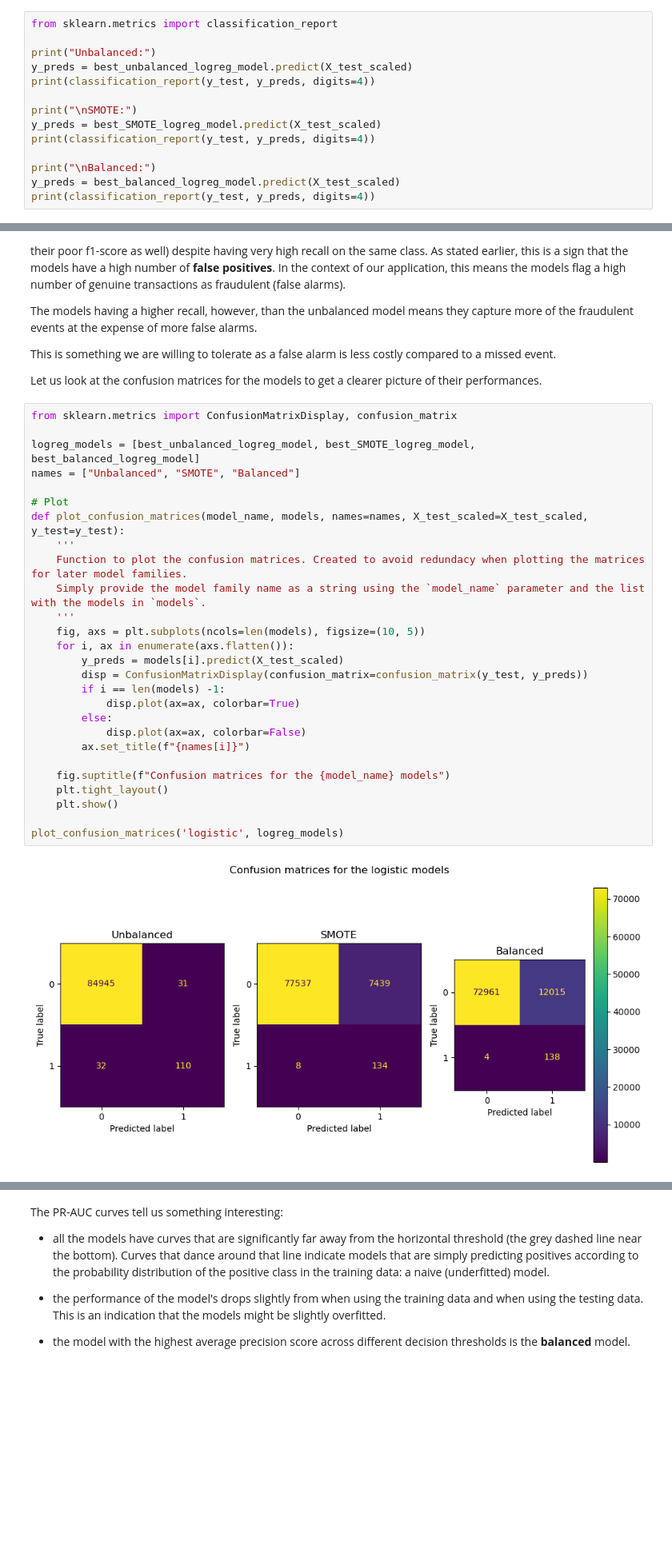
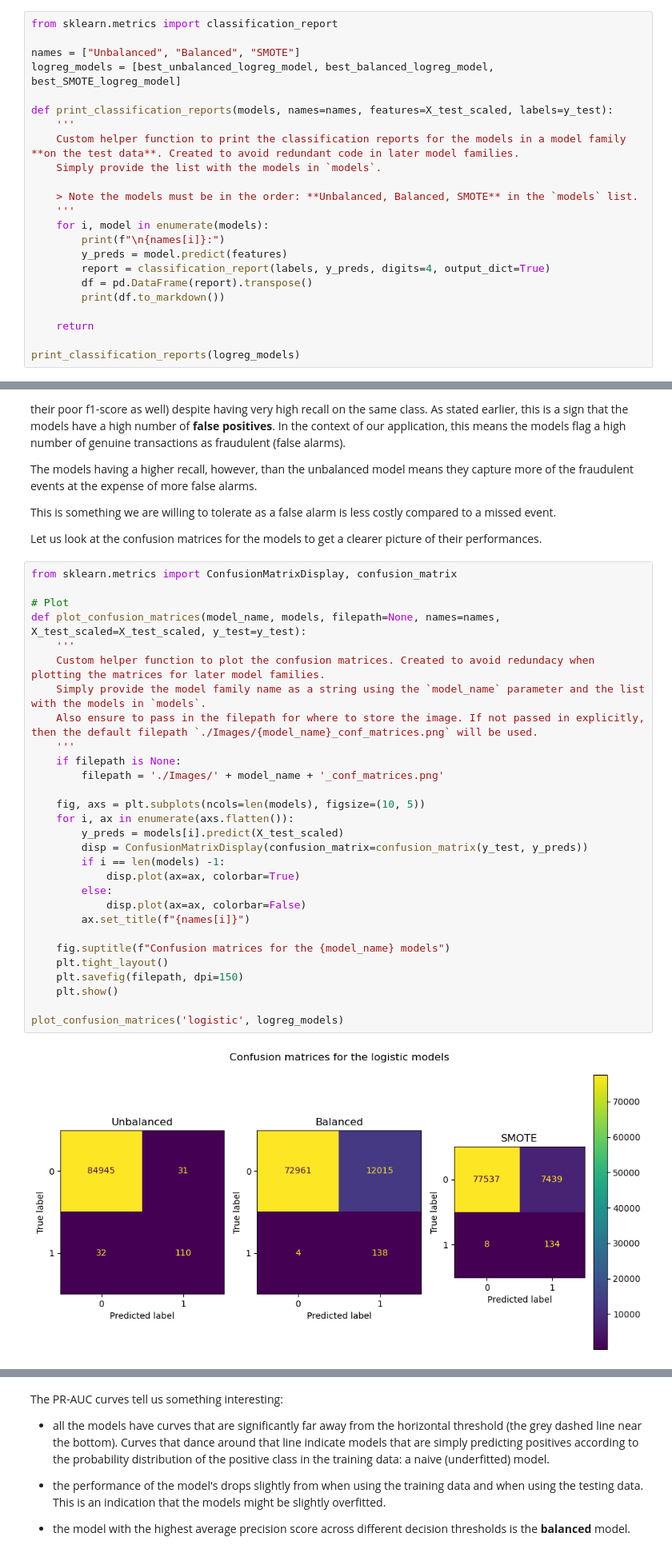
Before and after one commit to NgundoMuithya/Kaggle_Credit_Card_Fraud_Detection, a Jupyter notebook: notebook.ipynb, the cells around one changed output, grey strips where cells are left out. Shown at 80% size. Drawn from its saved outputs; the diff is of its cells as text; blank space fills up the shorter version.

Commit message:
Rearrange the models to follow the order: unbalanced, balanced, smote and use helper functions to print classifcation reports and plot the conf matrices and pr-auc curves

```diff
--- a/notebook.ipynb
+++ b/notebook.ipynb
@@ -654,16 +651,25 @@ Let us start by looking at the classification reports for the models.
 # %%
 from sklearn.metrics import classification_report
 
-print("Unbalanced:")
-y_preds = best_unbalanced_logreg_model.predict(X_test_scaled)
-print(classification_report(y_test, y_preds, digits=4))
+names = ["Unbalanced", "Balanced", "SMOTE"]
+logreg_models = [best_unbalanced_logreg_model, best_balanced_logreg_model, best_SMOTE_logreg_model]
 
-print("\nSMOTE:")
-y_preds = best_SMOTE_logreg_model.predict(X_test_scaled)
-print(classification_report(y_test, y_preds, digits=4))
+def print_classification_reports(models, names=names, features=X_test_scaled, labels=y_test):
+    '''
+    Custom helper function to print the classification reports for the models in a model family **on the test data**. Created to avoid redundant code in later model families.
+    Simply provide the list with the models in `models`.
 
-print("\nBalanced:")
-y_preds = best_balanced_logreg_model.predict(X_test_scaled)
-print(classification_report(y_test, y_preds, digits=4))
+    > Note the models must be in the order: **Unbalanced, Balanced, SMOTE** in the `models` list.
+    '''
+    for i, model in enumerate(models):
+        print(f"\n{names[i]}:")
+        y_preds = model.predict(features)
+        report = classification_report(labels, y_preds, digits=4, output_dict=True)
+        df = pd.DataFrame(report).transpose()
+        print(df.to_markdown())
+
+    return
+
+print_classification_reports(logreg_models)
 # %% [output]
 Unbalanced:
@@ -696,30 +702,32 @@ Let us look at the confusion matrices for the models to get a clearer picture of
 # %%
 from sklearn.metrics import ConfusionMatrixDisplay, confusion_matrix
 
-logreg_models = [best_unbalanced_logreg_model, best_SMOTE_logreg_model, best_balanced_logreg_model]
-names = ["Unbalanced", "SMOTE", "Balanced"]
+# Plot
+def plot_confusion_matrices(model_name, models, filepath=None, names=names, X_test_scaled=X_test_scaled, y_test=y_test):
+    '''
+    Custom helper function to plot the confusion matrices. Created to avoid redundacy when plotting the matrices for later model families.
+    Simply provide the model family name as a string using the `model_name` parameter and the list with the models in `models`.
+    Also ensure to pass in the filepath for where to store the image. If not passed in explicitly, then the default filepath `./Images/{model_name}_conf_matrices.png` will be used.
+    '''
+    if filepath is None:
+        filepath = './Images/' + model_name + '_conf_matrices.png'
 
-# Plot
-def plot_confusion_matrices(model_name, models, names=names, X_test_scaled=X_test_scaled, y_test=y_test):
-    '''
-    Function to plot the confusion matrices. Created to avoid redundacy when plotting the matrices for later model families.
-    Simply provide the model family name as a string using the `model_name` parameter and the list with the models in `models`.
-    '''
     fig, axs = plt.subplots(ncols=len(models), figsize=(10, 5))
     for i, ax in enumerate(axs.flatten()):
         y_preds = models[i].predict(X_test_scaled)
         disp = ConfusionMatrixDisplay(confusion_matrix=confusion_matrix(y_test, y_preds))
         if i == len(models) -1:
             disp.plot(ax=ax, colorbar=True)
         else:
             disp.plot(ax=ax, colorbar=False)
         ax.set_title(f"{names[i]}")
 
     fig.suptitle(f"Confusion matrices for the {model_name} models")
     plt.tight_layout()
+    plt.savefig(filepath, dpi=150)
     plt.show()
 
 plot_confusion_matrices('logistic', logreg_models)
 # %% [output]
-[figure, old version]
+[figure, new version]
 # %% [markdown]
```
Also changed, not shown: parts of 50 cells of this notebook.
